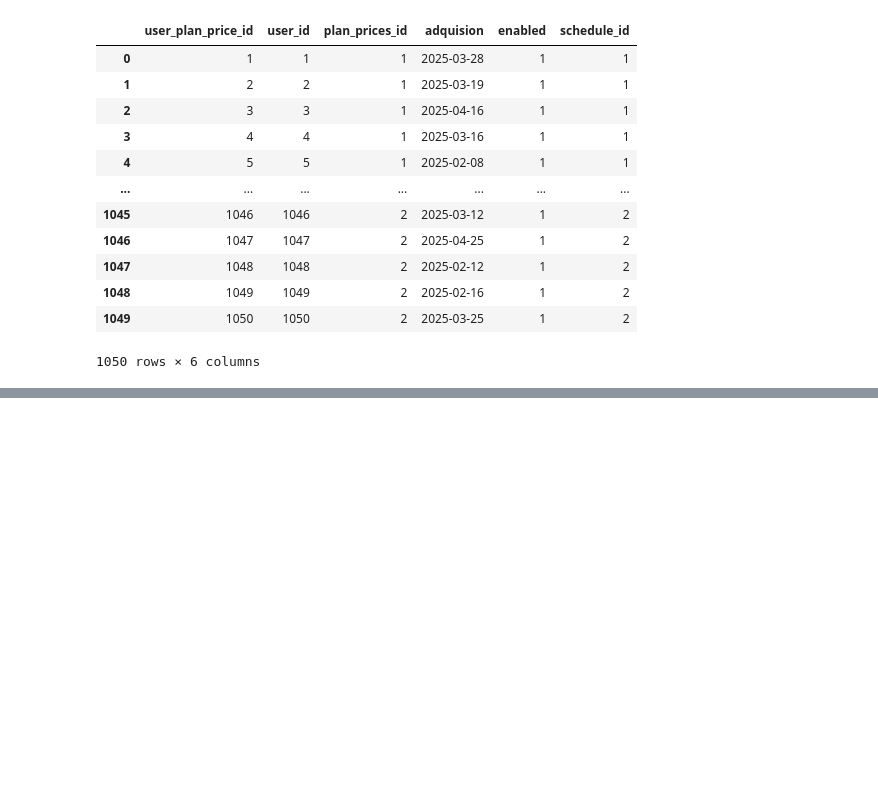
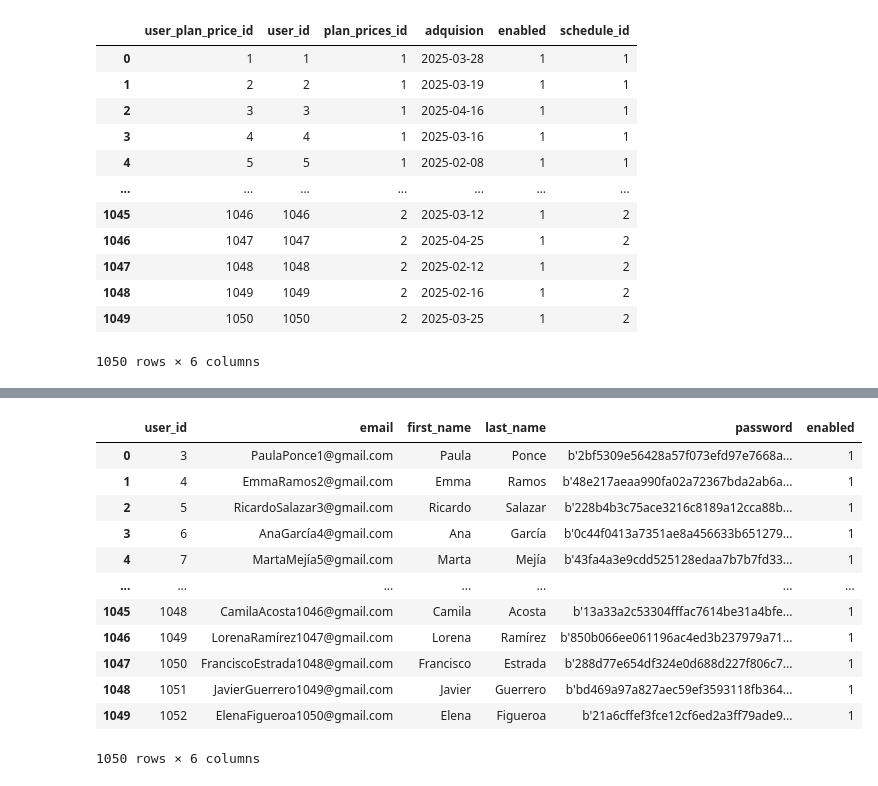
Before and after one commit to WeebL0rd/Caso-2-BDI, a Jupyter notebook: MigrationSetup.ipynb, the cells around one changed output, grey strips where cells are left out. Cells and saved outputs as stored; diff of their text form; code cells hidden in the pictures; blank space fills up the shorter version.

```diff
--- a/MigrationSetup.ipynb
+++ b/MigrationSetup.ipynb
@@ -131,0 +232,39 @@ df_userPlanPrices
+# %%
+# Cursor para ejecutar los queries e inserts de SQL Server
+cursor = tSqlConn.cursor()
+# %%
+# Migrar los usuarios y conseguir los IDs del TSQL
+
+# Crear una tabla para tener los viejos userIDs y los nuevos para sustituirlos luego en las otras tablas
+userIDMap = pd.DataFrame(columns = ["oldUserID","newUserID"])
+
+# Insertar uno por uno cada usuario
+for index, row in df_users.iterrows():
+    try:
+        oldUserID = row["user_id"]
+
+        # Insertar con OUTPUT para recuperar el userID generado
+        cursor.execute("""
+            INSERT INTO solturaDB.sol_users(email, firstName, lastName, password)
+            OUTPUT INSERTED.userID
+            VALUES (?, ?, ?, ?);
+        """, (row["email"], row["first_name"], row["last_name"], row["password"]))
+
+        # Recuperar el nuevo userID desde la salida del query
+        newUserID = cursor.fetchone()[0]
+
+        # Guarda el nuevo y viejo userID
+        userIDMap.loc[len(userIDMap)] = [oldUserID, newUserID]
+        # Cambia el userID para saber el nuevo userID del usuario en SQL Server
+        df_users.at[index, "user_id"] = newUserID
+
+        # Insertar al usuario nuevo a una tabla auxiliar que indique que es usuario del app assistant y no ha cambiado su contraseña
+        cursor.execute("""
+            INSERT INTO dbo.sol_migratedUsers(userID, platform, changedPassword)
+            VALUES (?, ?, ?);
+        """, (newUserID, "Payment Assistant", 0))
+
+    except Exception as e:
+        print(f"Error migrando usuario {oldUserID}: {e}")
+# Hacer el commit de todo al final
+tSqlConn.commit()
@@ -131,0 +277,17 @@ df_userPlanPrices
+# %%
+# Ver los nuevos userIDs de la tabla de usuarios
+df_users
+# %% [output]
+|  | user_id | email | first_name | last_name | password | enabled |
+| 0 | 3 | PaulaPonce1@gmail.com | Paula | Ponce | b'2bf5309e56428a57f073efd97e7668a... | 1 |
+| 1 | 4 | EmmaRamos2@gmail.com | Emma | Ramos | b'48e217aeaa990fa02a72367bda2ab6a... | 1 |
+| 2 | 5 | RicardoSalazar3@gmail.com | Ricardo | Salazar | b'228b4b3c75ace3216c8189a12cca88b... | 1 |
+| 3 | 6 | AnaGarcía4@gmail.com | Ana | García | b'0c44f0413a7351ae8a456633b651279... | 1 |
+| 4 | 7 | MartaMejía5@gmail.com | Marta | Mejía | b'43fa4a3e9cdd525128edaa7b7b7fd33... | 1 |
+| ... | ... | ... | ... | ... | ... | ... |
+| 1045 | 1048 | CamilaAcosta1046@gmail.com | Camila | Acosta | b'13a33a2c53304fffac7614be31a4bfe... | 1 |
+| 1046 | 1049 | LorenaRamírez1047@gmail.com | Lorena | Ramírez | b'850b066ee061196ac4ed3b237979a71... | 1 |
+| 1047 | 1050 | FranciscoEstrada1048@gmail.com | Francisco | Estrada | b'288d77e654df324e0d688d227f806c7... | 1 |
+| 1048 | 1051 | JavierGuerrero1049@gmail.com | Javier | Guerrero | b'bd469a97a827aec59ef3593118fb364... | 1 |
+| 1049 | 1052 | ElenaFigueroa1050@gmail.com | Elena | Figueroa | b'21a6cffef3fce12cf6ed2a3ff79ade9... | 1 |
+1050 rows × 6 columns
```
Also changed, not shown: parts of 14 cells of this notebook.
